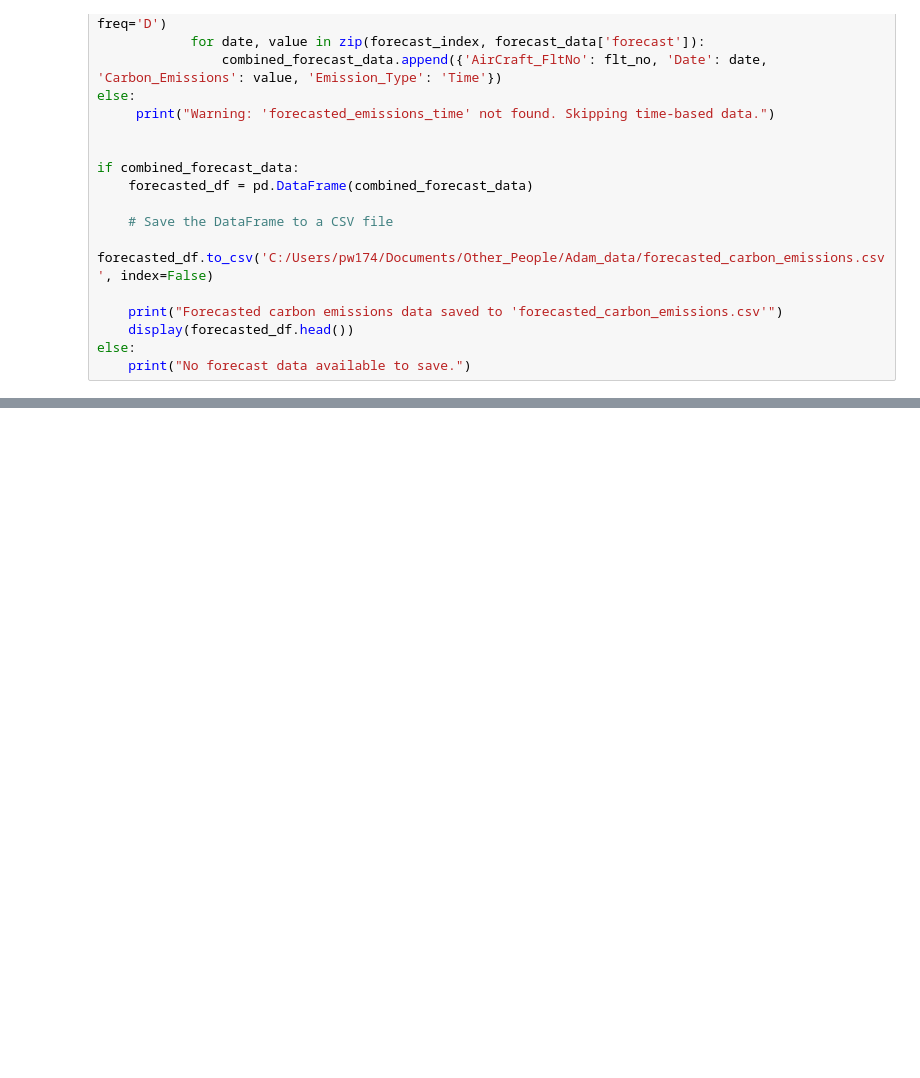
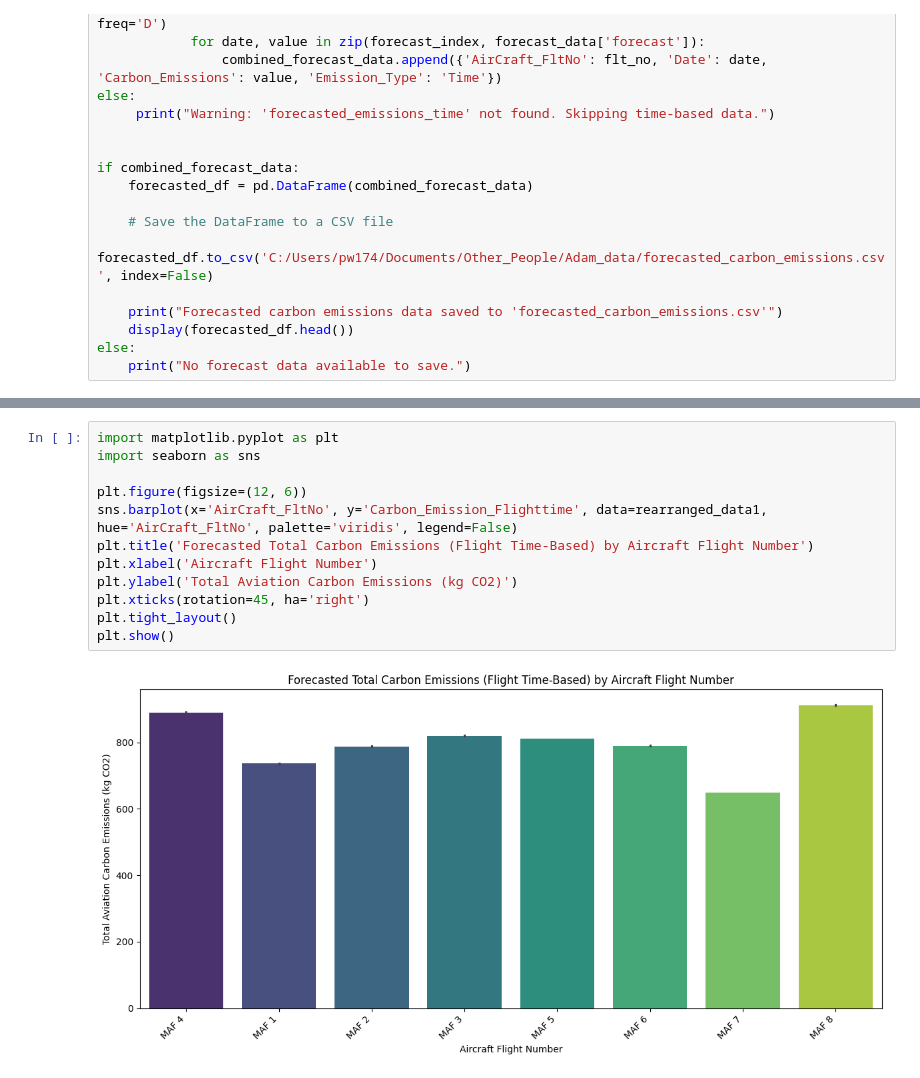
Before and after one commit to waswapeter/Adam, a Jupyter notebook: Adam_code.ipynb, the cells around one changed output, grey strips where cells are left out. Saved outputs shown, nothing was run; the diff lists cells and outputs as text; blank space fills up the shorter version.

```diff
--- a/Adam_code.ipynb
+++ b/Adam_code.ipynb
@@ -875,0 +981,14 @@ else:
+# %%
+import matplotlib.pyplot as plt
+import seaborn as sns
+
+plt.figure(figsize=(12, 6))
+sns.barplot(x='AirCraft_FltNo', y='Carbon_Emission_Flighttime', data=rearranged_data1, hue='AirCraft_FltNo', palette='viridis', legend=False)
+plt.title('Forecasted Total Carbon Emissions (Flight Time-Based) by Aircraft Flight Number')
+plt.xlabel('Aircraft Flight Number')
+plt.ylabel('Total Aviation Carbon Emissions (kg CO2)')
+plt.xticks(rotation=45, ha='right')
+plt.tight_layout()
+plt.show()
+# %% [output]
+[figure, added]
```
Also changed, not shown: parts of 76 cells of this notebook.
